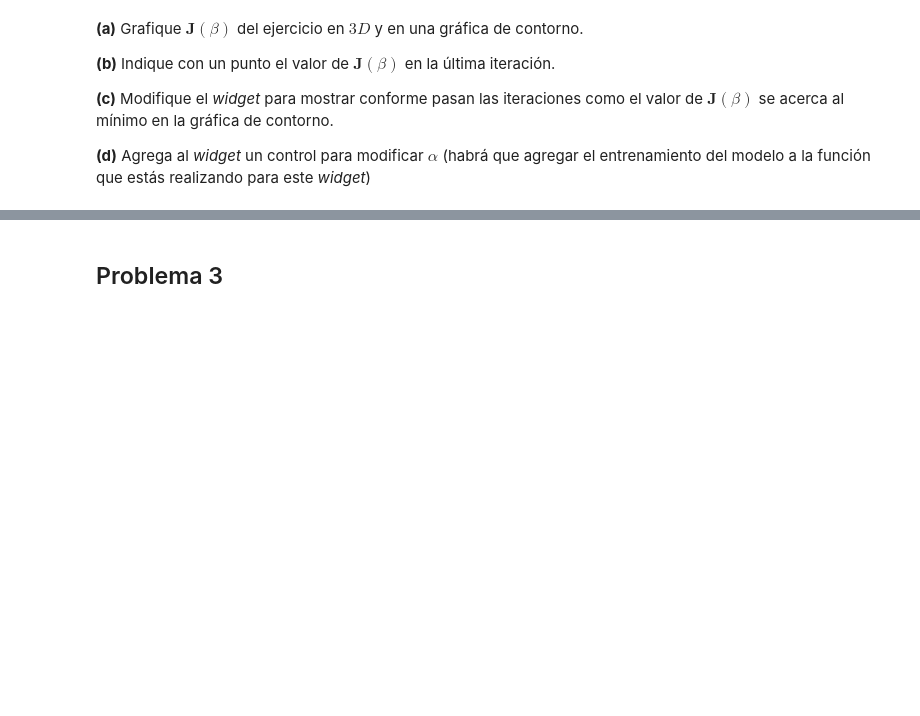
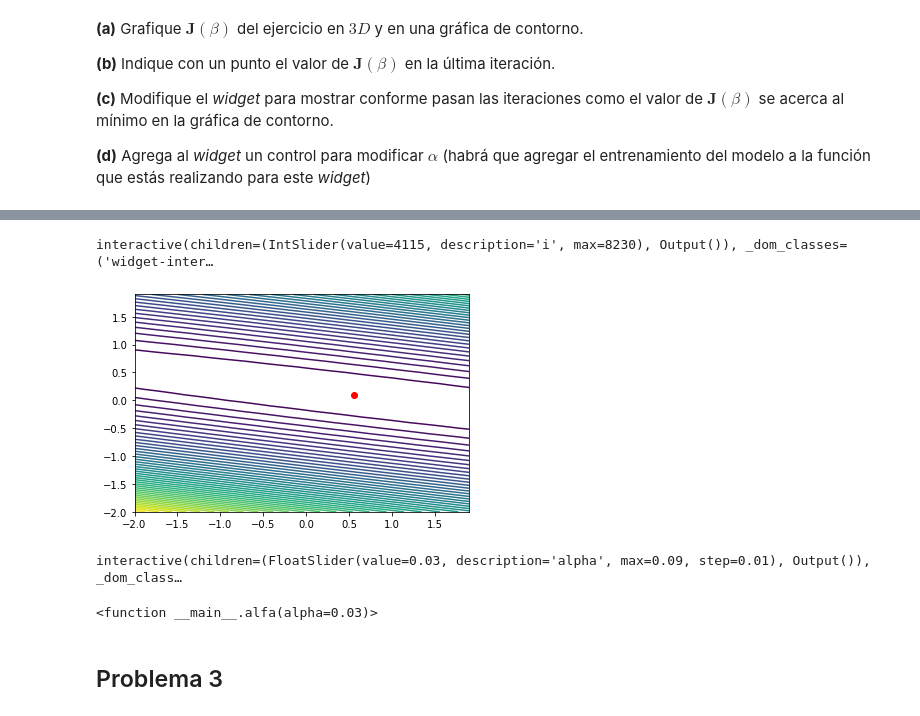
Before and after one commit to Skalas/Matematicas-Computacionales-fall2021, a Jupyter notebook: Juanje82/Tarea_1.ipynb, the cells around one changed output, grey strips where cells are left out. Saved outputs shown, nothing was run; the diff lists cells and outputs as text; code cells hidden in the pictures; blank space fills up the shorter version.

```diff
--- a/Juanje82/Tarea_1.ipynb
+++ b/Juanje82/Tarea_1.ipynb
@@ -66,0 +176,6 @@ altura = np.loadtxt('data/altura.dat')
+# %%
+#El interact está roto pero aquí va nuestro mejor intento de usarlo
+interact(inter, i=(0,8230,1));
+# %% [output]
+interactive(children=(IntSlider(value=4115, description='i', max=8230), Output()), _dom_classes=('widget-inter…
+[figure, added]
@@ -67,3 +188,8 @@ altura = np.loadtxt('data/altura.dat')
+# %%
+interact(alfa, alpha=(0,0.09,0.01))
+# %% [output]
+interactive(children=(FloatSlider(value=0.03, description='alpha', max=0.09, step=0.01), Output()), _dom_class…
+<function __main__.alfa(alpha=0.03)>
 # %% [markdown]
 ## Problema 3
 # %% [markdown]
```
Also changed, not shown: parts of 11 cells of this notebook.
